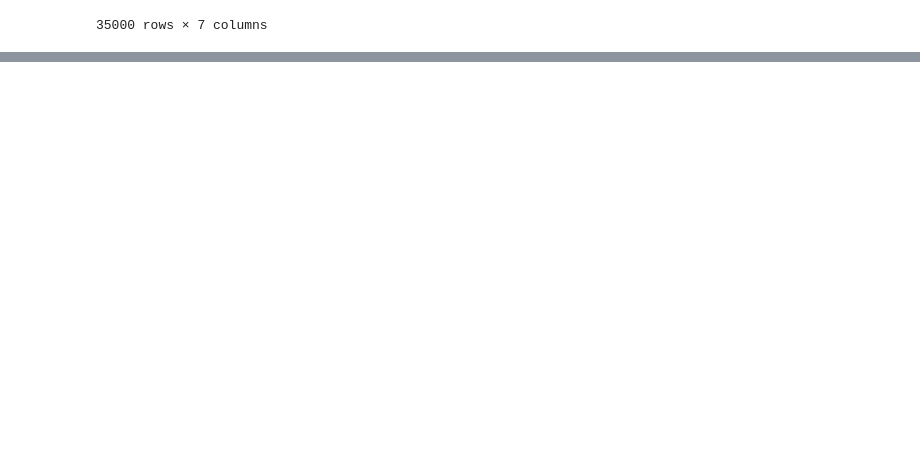
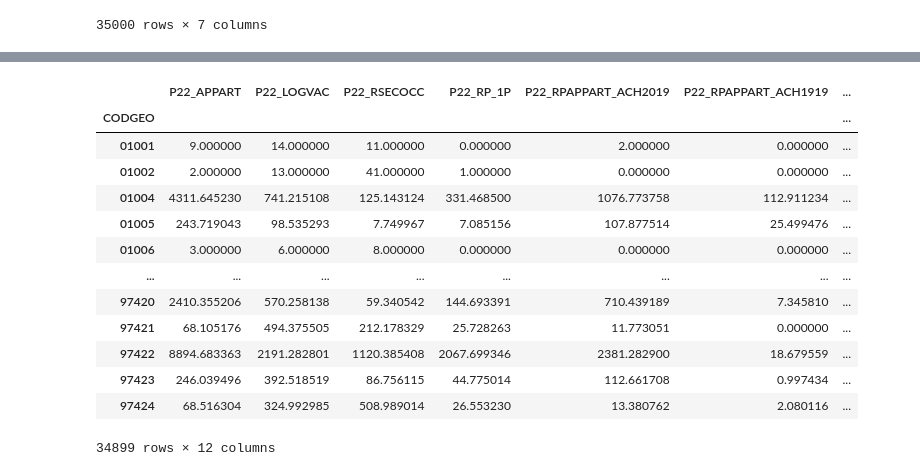
Before and after one commit to RRzm/Python_2A, a Jupyter notebook: traitement.ipynb, the cells around one changed output, grey strips where cells are left out. Cells and saved outputs as stored; diff of their text form; code cells hidden in the pictures; blank space fills up the shorter version.

Commit message:
Ajout de la régression des appartements et de la fonction de lecture des fichiers CSV stockés dans sspcloud

```diff
--- a/traitement.ipynb
+++ b/traitement.ipynb
@@ -475,0 +591,21 @@ idh
+# %%
+from scripts.data_clean import *
+X_appartment = prepare_regression_dataset(commune_info,var_explicative_appartment)
+# %%
+#Nous filtrons uniquement les colonnes que nous allons utiliser dans la régression des appartements.
+X_appartment
+# %% [output]
+|  | P22_APPART | P22_LOGVAC | P22_RSECOCC | P22_RP_1P | P22_RPAPPART_ACH2019 | P22_RPAPPART_ACH1919 | ... |
+| CODGEO |  |  |  |  |  |  | ... |
+| 01001 | 9.000000 | 14.000000 | 11.000000 | 0.000000 | 2.000000 | 0.000000 | ... |
+| 01002 | 2.000000 | 13.000000 | 41.000000 | 1.000000 | 0.000000 | 0.000000 | ... |
+| 01004 | 4311.645230 | 741.215108 | 125.143124 | 331.468500 | 1076.773758 | 112.911234 | ... |
+| 01005 | 243.719043 | 98.535293 | 7.749967 | 7.085156 | 107.877514 | 25.499476 | ... |
+| 01006 | 3.000000 | 6.000000 | 8.000000 | 0.000000 | 0.000000 | 0.000000 | ... |
+| ... | ... | ... | ... | ... | ... | ... | ... |
+| 97420 | 2410.355206 | 570.258138 | 59.340542 | 144.693391 | 710.439189 | 7.345810 | ... |
+| 97421 | 68.105176 | 494.375505 | 212.178329 | 25.728263 | 11.773051 | 0.000000 | ... |
+| 97422 | 8894.683363 | 2191.282801 | 1120.385408 | 2067.699346 | 2381.282900 | 18.679559 | ... |
+| 97423 | 246.039496 | 392.518519 | 86.756115 | 44.775014 | 112.661708 | 0.997434 | ... |
+| 97424 | 68.516304 | 324.992985 | 508.989014 | 26.553230 | 13.380762 | 2.080116 | ... |
+34899 rows × 12 columns
```
Also changed, not shown: parts of 17 cells of this notebook, 2 other files.
